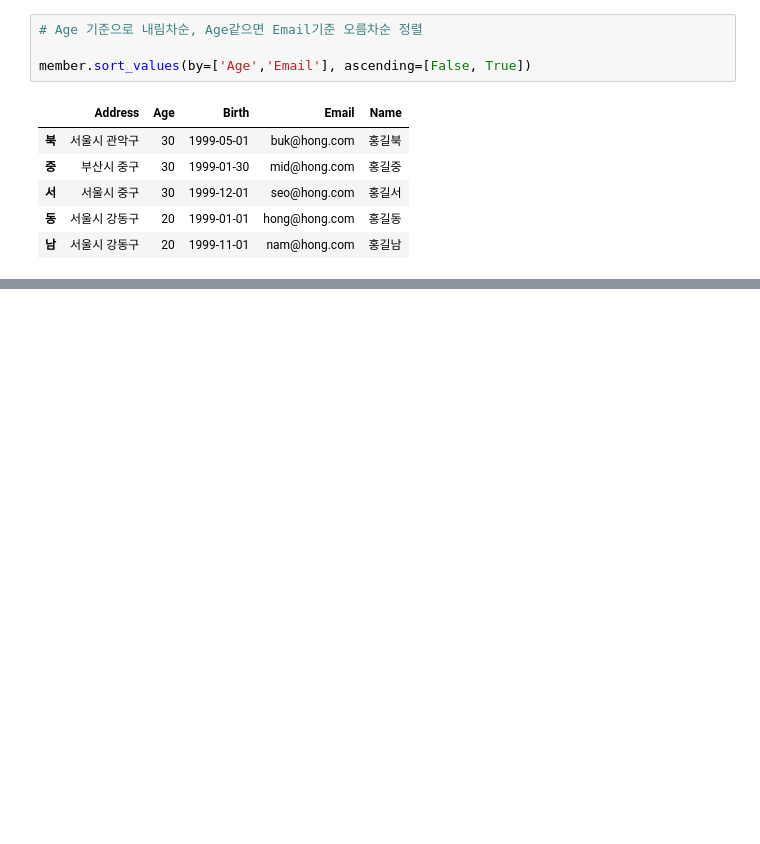
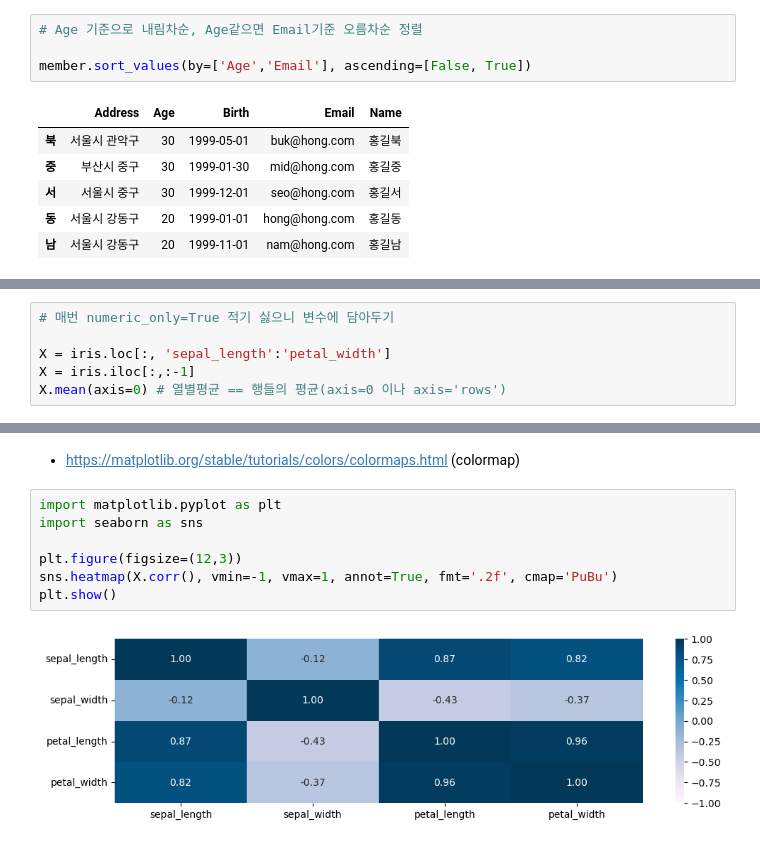
Before and after one commit to Hyo0806/ai, a Jupyter notebook: source/01_python/ch11_데이터프레임과 시리즈(Pandas)_(1~8절).ipynb, the cells around one changed output, grey strips where cells are left out. Drawn from its saved outputs; the diff is of its cells as text; blank space fills up the shorter version.

```diff
--- a/source/01_python/ch11_데이터프레임과 시리즈(Pandas)_(1~8절).ipynb
+++ b/source/01_python/ch11_데이터프레임과 시리즈(Pandas)_(1~8절).ipynb
@@ -1915,0 +1966,6 @@ member.sort_values(by=['Age','Email'], ascending=[False, True])
+# %%
+# 매번 numeric_only=True 적기 싫으니 변수에 담아두기
+
+X = iris.loc[:, 'sepal_length':'petal_width']
+X = iris.iloc[:,:-1]
+X.mean(axis=0) # 열별평균 == 행들의 평균(axis=0 이나 axis='rows')
@@ -1915,0 +2231,11 @@ member.sort_values(by=['Age','Email'], ascending=[False, True])
+# %% [markdown]
+- https://matplotlib.org/stable/tutorials/colors/colormaps.html (colormap)
+# %%
+import matplotlib.pyplot as plt
+import seaborn as sns
+
+plt.figure(figsize=(12,3))
+sns.heatmap(X.corr(), vmin=-1, vmax=1, annot=True, fmt='.2f', cmap='PuBu')
+plt.show()
+# %% [output]
+[figure, added]
```
Also changed, not shown: parts of 27 cells of this notebook, 2 other files.
